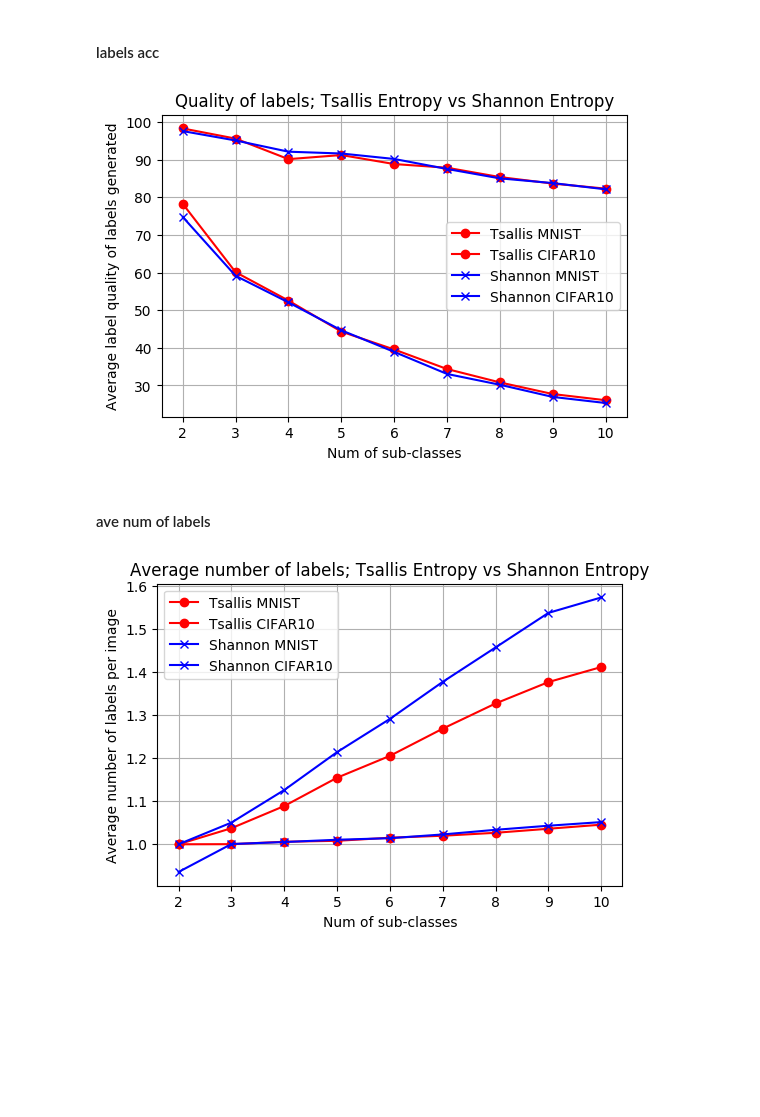
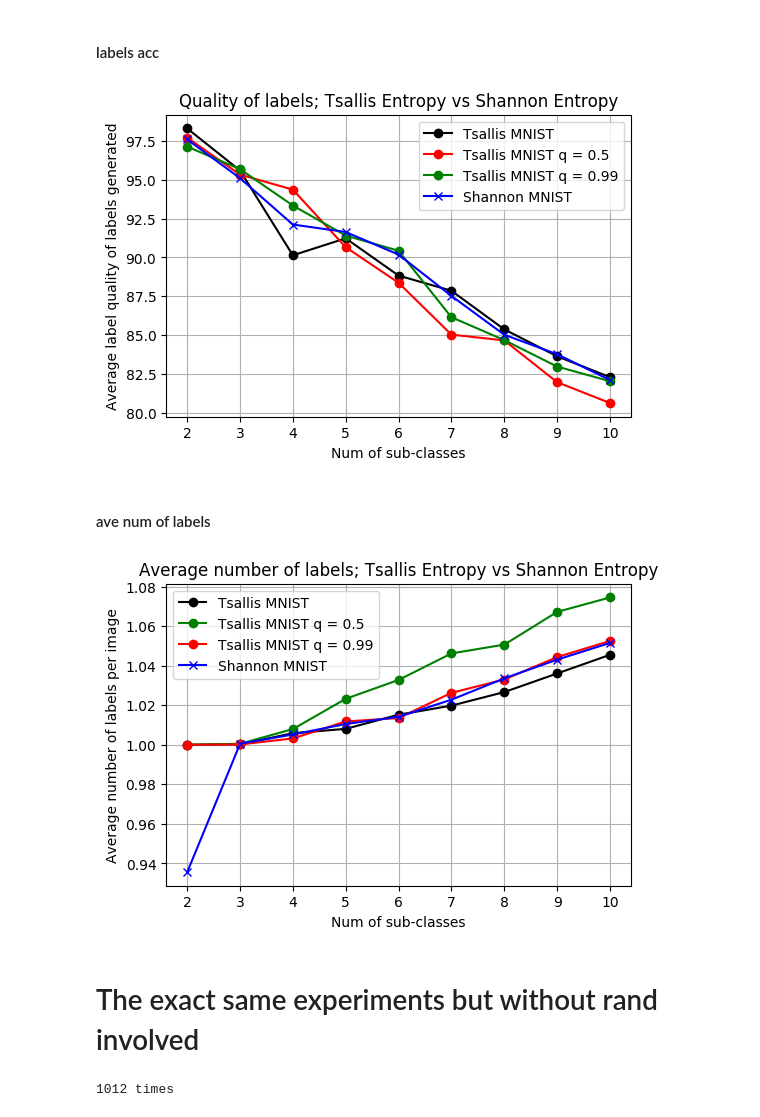
Before and after one commit to 1W1521375/entropy_labelling, a Jupyter notebook: final_experiments/looped-subclasses_tsallis.ipynb, the cells around one changed output. Drawn from its saved outputs; the diff is of its cells as text; code cells hidden in the pictures; blank space fills up the shorter version.

```diff
--- a/final_experiments/looped-subclasses_tsallis.ipynb
+++ b/final_experiments/looped-subclasses_tsallis.ipynb
@@ -181,6 +183,8 @@ evaluation of labels genereated for cifar100; (# of labels per image, labels qua
 #### Tsallis entropy based labellingの結果ベタ打ち
 # %%
 mnist_evals = [(1.0, 98.29499999999999, 98.29499999999999), (1.0002499999999999, 95.59151395081679, 95.615), (1.0058500000000001, 90.13900838291002, 90.66), (1.0080500000000001, 91.22951357420432, 91.96), (1.0152, 88.83585469795497, 90.18000000000002), (1.0198, 87.85993767683763, 89.595), (1.02665, 85.37827338993625, 87.65000000000002), (1.03605, 83.64809418463929, 86.66), (1.0455, 82.30511716881875, 86.05)]
+mnist_evals2 = [(1.0, 97.705, 97.705), (1.0005, 95.32801007850189, 95.375), (1.0079500000000001, 94.36009729289526, 95.1), (1.0232500000000002, 90.66110061598138, 92.73499999999999), (1.0328, 88.37611070973315, 91.26), (1.0462, 85.03846410102354, 88.925), (1.05065, 84.66692983118716, 88.95), (1.0672000000000001, 81.98413934706917, 87.49000000000001), (1.0745, 80.64215914378781, 86.65)]
+mnist_evals3 = [(1.0, 97.125, 97.125), (1.00015, 95.68123096496059, 95.695), (1.0032, 93.3396805529437, 93.635), (1.0117999999999998, 91.4094574675283, 92.465), (1.0135, 90.42965046212836, 91.64500000000001), (1.0262499999999999, 86.1597782160006, 88.405), (1.033, 84.68762375167877, 87.47), (1.04435, 82.98555657912873, 86.66), (1.0525, 82.04275534441805, 86.35)]
 cifar10_evals = [(1.0, 78.24499999999999, 78.24499999999999), (1.0372499999999998, 60.0922117553636, 62.19500000000001), (1.0888000000000002, 52.546105159347725, 57.11), (1.1545, 44.307437685247876, 51.12), (1.20525, 39.55322829383922, 47.65), (1.2684, 34.36298459645821, 43.584999999999994), (1.3268999999999997, 30.80721330537512, 40.870000000000005), (1.37655, 27.715548538067765, 38.150000000000006), (1.4115, 26.071555083244775, 36.8)]
 cifar100_evals = [(1.0, 75.0, 75.0), (1.017, 60.25056739060599, 61.25), (1.0805, 53.52036013254544, 57.75), (1.1355, 45.261531662373024, 51.35), (1.2025, 38.57491714435389, 46.35), (1.2685, 34.58064583939547, 43.8), (1.2865, 33.03962271553248, 42.35), (1.3505, 26.780882914526387, 36.15), (1.365, 27.106227106227106, 37.0)]
 # %% [markdown]
@@ -196,7 +200,7 @@ oneKth_mnist_evals = [(1.0, 98.535, 98.535), (1.0337999999999998, 93.47442571807
 oneKth_cifar10_evals = [(1.0, 74.89500000000001, 74.89500000000001), (1.2692, 55.37420648812955, 70.145), (1.49495, 45.74459316392563, 68.3), (1.6934, 39.62396687129409, 67.05499999999999), (1.9530999999999998, 32.21940547853991, 62.86), (2.1416, 28.74886685872645, 61.55), (2.3503999999999996, 25.600694800298573, 60.154999999999994), (2.5581, 22.96395128959202, 58.739999999999995), (2.712, 21.109882005899706, 57.25)]
 oneKth_cifar100_evals = [(1.0, 77.2, 77.2), (1.24, 58.172364364922245, 72.0), (1.4460000000000002, 44.860119469499764, 64.75), (1.6415, 39.18608024073104, 64.2), (1.8370000000000002, 31.914771437344246, 58.5), (2.066, 28.362822089935, 58.5), (2.2589999999999995, 24.41651839267302, 55.15), (2.4054999999999995, 21.666044289564223, 52.1), (2.525, 20.594059405940595, 52.0)]
 # %%
-# Tsallis Entropy
+# Tsallis Entropy q = 1.5
 lnum_mnist = [e[0] for e in mnist_evals]
 lqual_mnist = [e[1] for e in mnist_evals]
 
@@ -205,6 +209,21 @@ lqual_cifar10 = [e[1] for e in cifar10_evals]
 
 lnum_cifar100 = [e[0] for e in cifar100_evals]
 lqual_cifar100 = [e[1] for e in cifar100_evals]
+
+# q = 0.5
+lnum_mnist2 = [e[0] for e in mnist_evals2]
+lqual_mnist2 = [e[1] for e in mnist_evals2]
+
+# q = 0.99
+lnum_mnist3 = [e[0] for e in mnist_evals3]
+lqual_mnist3 = [e[1] for e in mnist_evals3]
+
+
+# lnum_cifar102 = [e[0] for e in cifar10_evals]
+# lqual_cifar102 = [e[1] for e in cifar10_evals]
+
+# lnum_cifar100 = [e[0] for e in cifar100_evals]
+# lqual_cifar100 = [e[1] for e in cifar100_evals]
 
 # Shannon Entropy
 lnum_mnist_shannon = [e[0] for e in shannon_mnist_evals]
@@ -220,42 +239,50 @@ lqual_cifar100_shannon = [e[1] for e in shannon_cifar100_evals]
 # %%
 plt.figure(dpi = 100)
 plt.title("Quality of labels; Tsallis Entropy vs Shannon Entropy")
 
 # tsallis Entropy
-plt.plot([i for i in range(2, 11)], lqual_mnist, marker = "o", color = "r", label = "Tsallis MNIST")
-plt.plot([i for i in range(2, 11)], lqual_cifar10, marker = "o", color = "r", label = "Tsallis CIFAR10")
+plt.plot([i for i in range(2, 11)], lqual_mnist, marker = "o", color = "k", label = "Tsallis MNIST")
+# plt.plot([i for i in range(2, 11)], lqual_cifar10, marker = "o", color = "r", label = "Tsallis CIFAR10")
 # plt.plot([i for i in range(2, 11)], lqual_cifar100, marker = "o", color = "g", label = "Tsallis CIFAR100")
+plt.plot([i for i in range(2, 11)], lqual_mnist2, marker = "o", color = "r", label = "Tsallis MNIST q = 0.5")
+plt.plot([i for i in range(2, 11)], lqual_mnist3, marker = "o", color = "g", label = "Tsallis MNIST q = 0.99")
 
 # shannon
 plt.plot([i for i in range(2, 11)], lqual_mnist_shannon, marker = "x", color = "b", label = "Shannon MNIST")
-plt.plot([i for i in range(2, 11)], lqual_cifar10_shannon, marker = "x", color = "b", label = "Shannon CIFAR10")
+# plt.plot([i for i in range(2, 11)], lqual_cifar10_shannon, marker = "x", color = "b", label = "Shannon CIFAR10")
 # plt.plot([i for i in range(2, 11)], lqual_cifar100_shannon, marker = "x", color = "k", label = "Shannon CIFAR100")
 
 plt.xlabel("Num of sub-classes")
 plt.ylabel("Average label quality of labels generated")
 plt.legend(loc = "best")
 plt.grid(True)
-plt.savefig("tsallis-vs-shannon_labels-acc.pdf")
+# plt.savefig("tsallis-vs-shannon_labels-acc.pdf")
 # %% [output]
-[figure, old version]
+[figure, new version]
 # %% [markdown]
 #### ave num of labels
 # %%
 plt.figure(dpi = 100)
 plt.title("Average number of labels; Tsallis Entropy vs Shannon Entropy")
-# Shannon Entropy
-plt.plot([i for i in range(2, 11)], lnum_mnist, marker = "o", color = "r", label = "Tsallis MNIST")
-plt.plot([i for i in range(2, 11)], lnum_cifar10, marker = "o", color = "r", label = "Tsallis CIFAR10")
+# Tsallis Entropy
+plt.plot([i for i in range(2, 11)], lnum_mnist, marker = "o", color = "k", label = "Tsallis MNIST")
+# plt.plot([i for i in range(2, 11)], lnum_cifar10, marker = "o", color = "r", label = "Tsallis CIFAR10")
 #plt.plot([i for i in range(2, 11)], lnum_cifar100, marker = "o", color = "g", label = "Tsallis CIFAR100")
-# 1/K
+plt.plot([i for i in range(2, 11)], lnum_mnist2, marker = "o", color = "g", label = "Tsallis MNIST q = 0.5")
+plt.plot([i for i in range(2, 11)], lnum_mnist3, marker = "o", color = "r", label = "Tsallis MNIST q = 0.99")
+
+
+# shannon
 plt.plot([i for i in range(2, 11)], lnum_mnist_shannon, marker = "x", color = "b", label = "Shannon MNIST")
-plt.plot([i for i in range(2, 11)], lnum_cifar10_shannon, marker = "x", color = "b", label = "Shannon CIFAR10")
+# plt.plot([i for i in range(2, 11)], lnum_cifar10_shannon, marker = "x", color = "b", label = "Shannon CIFAR10")
 #plt.plot([i for i in range(2, 11)], lnum_cifar100_shannon, marker = "x", color = "k", label = "1/K CIFAR100")
 
 plt.xlabel("Num of sub-classes")
 plt.ylabel("Average number of labels per image")
 plt.legend(loc = "best")
 plt.grid(True)
-plt.savefig("tsallis-vs-shannon_labels-num.pdf")
+# plt.savefig("tsallis-vs-shannon_labels-num.pdf")
 # %% [output]
-[figure, old version]
+[figure, new version]
+# %% [markdown]
+# The exact same experiments but without rand involved
@@ -261,0 +297,8 @@ plt.savefig("tsallis-vs-shannon_labels-num.pdf")
+# %%
+times = 0
+fact10 = factorial(10)
+for k in range(2, 10):
+    times += fact10//(factorial(k)*factorial(10 - k))
+print(f"{times} times")
+# %% [output]
+1012 times
```
Also changed, not shown: parts of 14 cells of this notebook.
